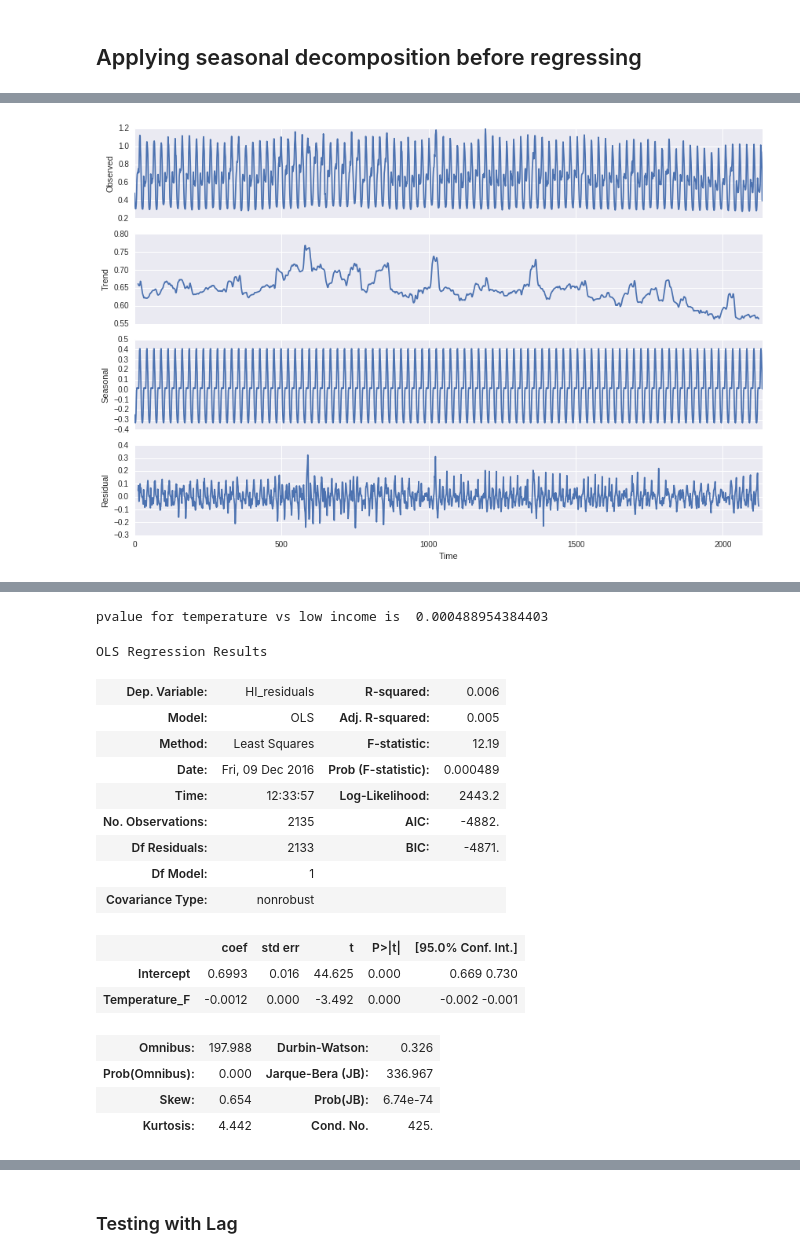
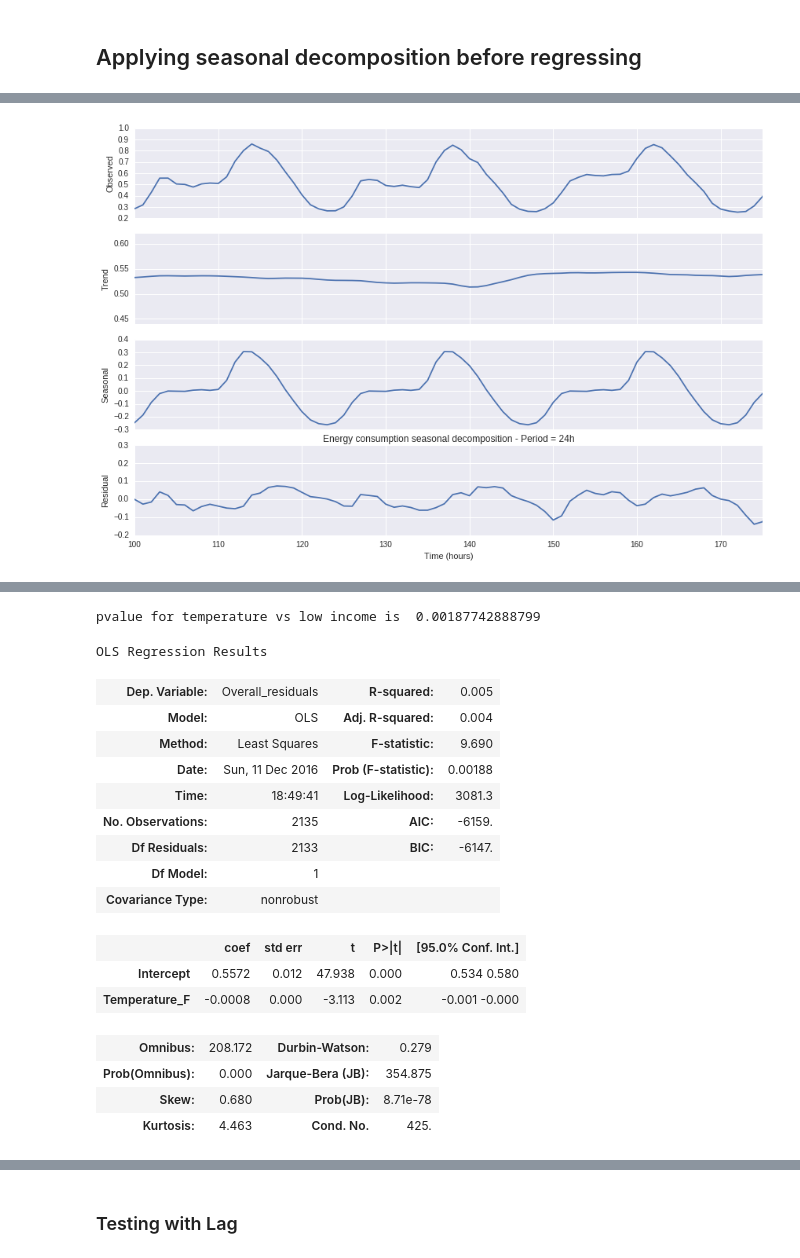
Before and after one commit to connorchency/Taming-the-Peak, a Jupyter notebook: analysis/Analysis_vsg_w1314.ipynb, the cells around one changed output, grey strips where cells are left out. Cells and saved outputs as stored; diff of their text form; code cells hidden in the pictures.

Commit message:
Plots

```diff
--- a/analysis/Analysis_vsg_w1314.ipynb
+++ b/analysis/Analysis_vsg_w1314.ipynb
@@ -270,12 +279,16 @@ rsqd
 # %%
 ##Seasonal Decomposition of high income energy consumption
-data = np.array(final2013_14.Affluent)
+data = np.array(final2013_14.Overall)
 
 #Seasonal Decomposition using statsmodels api
 res = sm.tsa.seasonal_decompose(data, freq = 24)
 plt.rcParams['figure.figsize'] = (12,8)
 resplot = res.plot()
+pl.xlabel("Time (hours)")
+pl.title("Energy consumption seasonal decomposition - Period = 24h")
+pl.xlim(100, 175)
+resplot.savefig("../Plots/Seasonal_winter.png")
 # %% [output]
-[figure, old version]
+[figure, new version]
 # %%
 #Adding the residuals of the seasonal deccomposition to the dataframe
@@ -290,25 +303,25 @@ final2013_14.head()
 | 4 | 2013-12-01 05:00:00 | 37.4 | 39.2 | 4.6 | 0.217060 | 0.305041 | 0.253142 | 0.261459 | ... |
 # %%
 #OLS HI_residual ~ Temperature_F
-regress2 = smf.ols(formula = 'HI_residuals ~ Temperature_F', data = final2013_14).fit()
+regress2 = smf.ols(formula = 'Overall_residuals ~ Temperature_F', data = final2013_14).fit()
 print ('pvalue for temperature vs low income is ', regress2.pvalues[1])
 regress2.summary()
 # %% [output]
-pvalue for temperature vs low income is  0.000488954384403
+pvalue for temperature vs low income is  0.00187742888799
 OLS Regression Results
-| Dep. Variable: | HI_residuals | R-squared: | 0.006 |
-| Model: | OLS | Adj. R-squared: | 0.005 |
-| Method: | Least Squares | F-statistic: | 12.19 |
-| Date: | Fri, 09 Dec 2016 | Prob (F-statistic): | 0.000489 |
-| Time: | 12:33:57 | Log-Likelihood: | 2443.2 |
-| No. Observations: | 2135 | AIC: | -4882. |
-| Df Residuals: | 2133 | BIC: | -4871. |
+| Dep. Variable: | Overall_residuals | R-squared: | 0.005 |
+| Model: | OLS | Adj. R-squared: | 0.004 |
+| Method: | Least Squares | F-statistic: | 9.690 |
+| Date: | Sun, 11 Dec 2016 | Prob (F-statistic): | 0.00188 |
+| Time: | 18:49:41 | Log-Likelihood: | 3081.3 |
+| No. Observations: | 2135 | AIC: | -6159. |
+| Df Residuals: | 2133 | BIC: | -6147. |
 | Df Model: | 1 |  |  |
 | Covariance Type: | nonrobust |  |  |
 |  | coef | std err | t | P>|t| | [95.0% Conf. Int.] |
-| Intercept | 0.6993 | 0.016 | 44.625 | 0.000 | 0.669 0.730 |
-| Temperature_F | -0.0012 | 0.000 | -3.492 | 0.000 | -0.002 -0.001 |
+| Intercept | 0.5572 | 0.012 | 47.938 | 0.000 | 0.534 0.580 |
+| Temperature_F | -0.0008 | 0.000 | -3.113 | 0.002 | -0.001 -0.000 |
-| Omnibus: | 197.988 | Durbin-Watson: | 0.326 |
-| Prob(Omnibus): | 0.000 | Jarque-Bera (JB): | 336.967 |
-| Skew: | 0.654 | Prob(JB): | 6.74e-74 |
-| Kurtosis: | 4.442 | Cond. No. | 425. |
+| Omnibus: | 208.172 | Durbin-Watson: | 0.279 |
+| Prob(Omnibus): | 0.000 | Jarque-Bera (JB): | 354.875 |
+| Skew: | 0.680 | Prob(JB): | 8.71e-78 |
+| Kurtosis: | 4.463 | Cond. No. | 425. |
```
Also changed, not shown: parts of 7 cells of this notebook, 5 other files.
